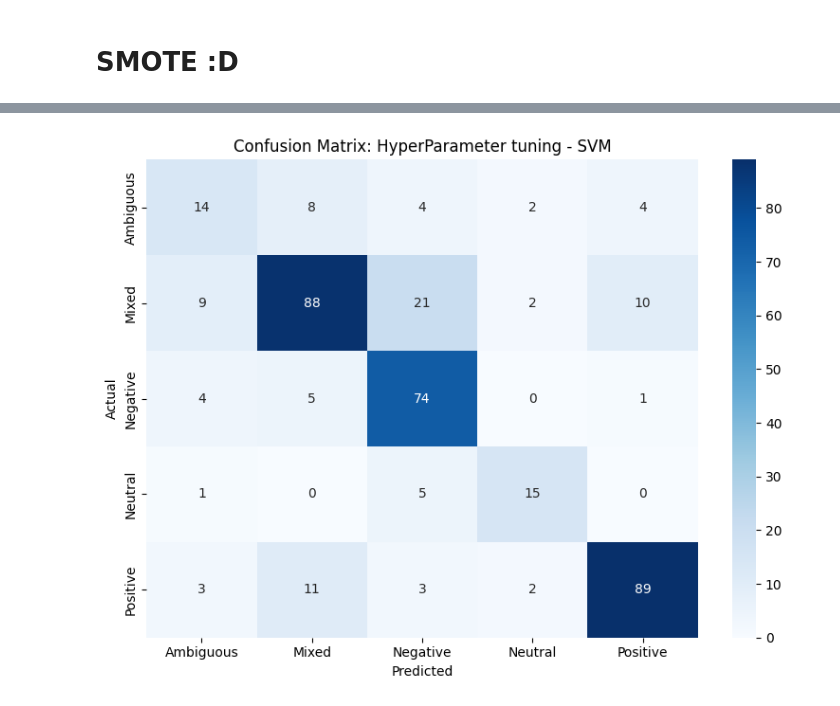
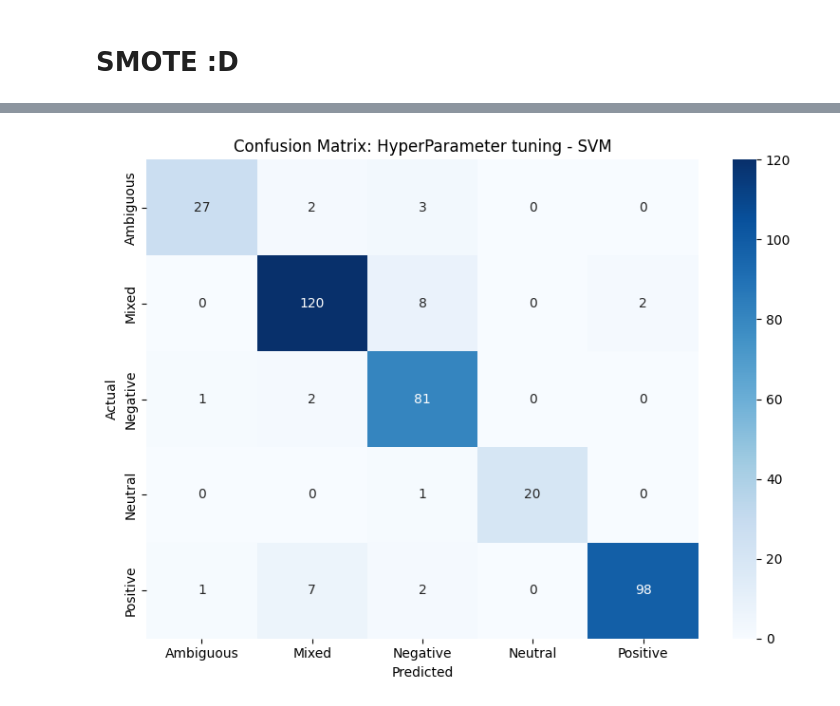
Before and after one commit to RafaParkoureiro/Emotionverse, a Jupyter notebook: final2.ipynb, the cells around one changed output, grey strips where cells are left out. Drawn from its saved outputs; the diff is of its cells as text; code cells hidden in the pictures.

```diff
--- a/final2.ipynb
+++ b/final2.ipynb
@@ -408,14 +475,14 @@ from sklearn.metrics import classification_report, confusion_matrix
 
 # For sparse matrices
 svd = TruncatedSVD(n_components=500, random_state=420)
-X_reduced = svd.fit_transform(combined_vader_bert)
+X_reduced = svd.fit_transform(tf_lexi)
 
 # Explained variance ratio
 print(f"Variance explained: {sum(svd.explained_variance_ratio_):.2%}")
 
 # Original split
 X_original_train, X_original_test, y_train, y_test = train_test_split(
-    combined_vader_bert, y_sentiment, test_size=0.2, random_state=420, stratify=y_sentiment
+    tf_lexi, y_sentiment, test_size=0.2, random_state=420, stratify=y_sentiment
 )
 
 # Reduced features split
@@ -423,7 +490,7 @@ X_reduced_train, X_reduced_test, y_train_reduced, y_test_reduced = train_test_sp
     X_reduced, y_sentiment, test_size=0.2, random_state=420, stratify=y_sentiment
 )
 
-print("Original shape:", combined_vader_bert.shape)
+print("Original shape:", tf_lexi.shape)
 print("Reduced shape:", X_reduced.shape)
 
 # If you want to see the number of components
@@ -451,10 +518,13 @@ def evaluate_model(X_train, X_test, y_train, y_test, title):
         class_weight=class_weight_dict,  # Gives more importance to minority class
         max_iter=1000
     )
-    lr.fit(X_train, y_train)
+
+    rf = RandomForestClassifier(n_estimators=100, random_state=42)
+
+    rf.fit(X_train, y_train)
 
     # Predict
-    y_pred = lr.predict(X_test)
+    y_pred = rf.predict(X_test)
 
     # Classification Report
     print(f"\n{title} - Classification Report:")
@@ -470,7 +540,7 @@ def evaluate_model(X_train, X_test, y_train, y_test, title):
     plt.tight_layout()
     plt.show()
 
-    return lr, y_pred
+    return rf, y_pred
 
 # Evaluate original features
 print("\n--- Original Features ---")
@@ -721,8 +791,8 @@ SMOTE Data Weighted F1: 0.7795539005808547
 # %%
 #  Load BERT Embeddings and Train Specialized Classifier
-print("\n----- Fine-tuning Sentiment Classifier with BERT Embeddings -----")
+print("\n----- Fine-tuning Sentiment Classifier with a desired feature -----")
 
-def train_bert_sentiment_classifier(X_train, X_test, y_train, y_test, model_name="BERT Fine-tuned"):
+def train_sentiment_classifier(X_train, X_test, y_train, y_test, model_name="Fine-tuned"):
     """
     Train and evaluate classifier using pre-extracted BERT embeddings
 
@@ -738,7 +808,7 @@ def train_bert_sentiment_classifier(X_train, X_test, y_train, y_test, model_name
     """
     from sklearn.linear_model import LogisticRegression
     from sklearn.svm import SVC
-    from sklearn.model_selection import GridSearchCV
+    from sklearn.model_selection import GridSearchCV,StratifiedKFold
     from sklearn.metrics import classification_report, confusion_matrix, accuracy_score
     import matplotlib.pyplot as plt
     import seaborn as sns
@@ -763,7 +833,7 @@ def train_bert_sentiment_classifier(X_train, X_test, y_train, y_test, model_name
         'Logistic Regression': {
             'model': LogisticRegression(max_iter=1000),
             'params': {
-                'C': [0.1, 1.0,1.5,2,2.5,3],
+                'C': [0.1, 1.0, 1.5, 2, 2.5, 3],
                 'solver': ['liblinear', 'saga', 'lbfgs'],
                 'class_weight': [None, class_weight_dict]
             }
@@ -771,34 +841,48 @@ def train_bert_sentiment_classifier(X_train, X_test, y_train, y_test, model_name
         'SVM': {
             'model': SVC(probability=True),
             'params': {
-                'C': [0.1, 1.0,1.5,2,2.5,3],
+                'C': [0.1, 1.0, 1.5, 2, 2.5, 3],
                 'kernel': ['linear', 'rbf'],
                 'class_weight': [None, class_weight_dict]
             }
+        },
+
+        'Random Forest': {
+            'model': RandomForestClassifier(random_state=420),
+            'params': {
+                'n_estimators': [50, 100, 200],
+                'max_depth': [None, 20],
+                'min_samples_split': [2, 10],
+                'min_samples_leaf': [1, 2, 4],
+                'class_weight': [None, class_weight_dict],
+                'criterion': ['gini', 'entropy']
+
+            }
+
         }
     }
-
     results = {}
     best_accuracy = 0
     best_model = None
     best_model_name = None
 
     # Print training dataset shape
-    print(f"Training BERT embeddings shape: {X_train.shape}")
+    print(f"Training features shape: {X_train.shape}")
     print(f"Training labels distribution: {pd.Series(y_train).value_counts()}")
 
     # Train and evaluate each model
     for clf_name, clf_info in bert_models.items():
-        print(f"\nTraining {clf_name} with BERT embeddings...")
+        print(f"\nTraining {clf_name} ...")
 
-        # Grid search for hyperparameter optimization
+        cv = StratifiedKFold(n_splits=3, shuffle=True, random_state=42)
+
+        # When setting up GridSearchCV
         grid_search = GridSearchCV(
-            clf_info['model'],
-            clf_info['params'],
-            cv=5,
-            scoring='accuracy',
-            verbose=1,
-            n_jobs=-1
+            estimator=clf_info['model'] ,
+            param_grid=clf_info['params'],
+            cv=cv,  # Use 3-fold instead of default 5-fold
+            n_jobs=-1,  # Use all available cores
+            scoring='f1_weighted'
         )
 
         grid_search.fit(X_train, y_train)
@@ -844,10 +928,10 @@ def train_bert_sentiment_classifier(X_train, X_test, y_train, y_test, model_name
 
     # Save the best model
     if best_model:
-        joblib.dump(best_model, f'best_bert_sentiment_model.pkl')
-        print(f"\nBest BERT model: {best_model_name}")
+        joblib.dump(best_model, f'best_sentiment_model.pkl')
+        print(f"\nBest Tuned model: {best_model_name}")
         print(f"Accuracy: {best_accuracy:.4f}")
-        print(f"Saved as 'best_bert_sentiment_model.pkl'")
+        print(f"Saved as 'best_sentiment_model.pkl'")
 
         # Save model info
         model_info = {
@@ -856,26 +940,24 @@ def train_bert_sentiment_classifier(X_train, X_test, y_train, y_test, model_name
             'f1_score': results[best_model_name]['weighted_f1']
         }
 
-        with open('best_bert_model_info.joblib', 'wb') as f:
+        with open('best_model_info.joblib', 'wb') as f:
             joblib.dump(model_info, f)
 
     return results
 
-# Now train the BERT-based models
-# Assuming X_allmini_trainpro contains your BERT embeddings
 
 
 X_original_train, X_original_test, y_train, y_test = train_test_split(
-    combined_vader_bert, y_sentiment, test_size=0.2, random_state=420, stratify=y_sentiment
+    lexicon_features, y_sentiment, test_size=0.2, random_state=420, stratify=y_sentiment
 )
 
 
-bert_results=train_bert_sentiment_classifier(X_original_train, X_original_test, y_train, y_test,"HyperParameter tuning")
+results_tuning=train_sentiment_classifier(X_original_train, X_original_test, y_train, y_test,"HyperParameter tuning")
 
 
 
 # Add BERT results to the overall comparison
-for model_name, metrics in bert_results.items():
+for model_name, metrics in results_tuning.items():
     all_results[model_name] = {
         'accuracy': metrics['accuracy'],
         'weighted_f1': metrics['weighted_f1'],
@@ -893,7 +975,7 @@ updated_comparison_df = pd.DataFrame({
 updated_comparison_df = updated_comparison_df.sort_values('Accuracy', ascending=False)
 
 # Display and save updated comparison
-print("\n----- Updated Model Comparison with BERT Fine-tuning -----")
+print("\n----- Updated Model Comparison with Fine-tuning -----")
 print(updated_comparison_df.head(10))
 updated_comparison_df.to_csv('sentiment_model_comparison_with_bert.csv', index=False)
 
@@ -905,7 +987,7 @@ updated_comparison_df.head(10).plot(
     kind='bar',
     figsize=(14, 8)
 )
-plt.title('Top 10 Model Performance Comparison (Including BERT Fine-tuning)')
+plt.title('Top 10 Model Performance Comparison (Including Fine-tuning)')
 plt.ylabel('Score')
 plt.xticks(rotation=45, ha='right')
 plt.tight_layout()
@@ -917,8 +999,8 @@ print(f"\n Overall best model: {overall_best_model}")
 print(f"Accuracy: {updated_comparison_df.iloc[0]['Accuracy']:.4f}")
 print(f"F1 Score: {updated_comparison_df.iloc[0]['F1 Score (weighted)']:.4f}")
 
-# Compare traditional models vs fine-tuned BERT
-bert_models = [model for model in updated_comparison_df['Model'] if "BERT Fine-tuned" in model]
+# Compare traditional models vs Tuned
+bert_models = [model for model in updated_comparison_df['Model'] if "Fine-tuned" in model]
 best_bert = updated_comparison_df[updated_comparison_df['Model'].isin(bert_models)].iloc[0] if bert_models else None
 
 if best_bert is not None:
@@ -926,12 +1008,12 @@ if best_bert is not None:
     print(f"F1 Score: {best_bert['F1 Score (weighted)']:.4f}")
 
     # Calculate improvement over best non-BERT model
-    non_bert_models = [model for model in updated_comparison_df['Model'] if "BERT Fine-tuned" not in model]
+    non_bert_models = [model for model in updated_comparison_df['Model'] if "Fine-tuned" not in model]
     best_non_bert = updated_comparison_df[updated_comparison_df['Model'].isin(non_bert_models)].iloc[0]
 
     improvement = (best_bert['Accuracy'] - best_non_bert['Accuracy']) / best_non_bert['Accuracy'] * 100
 
-    print(f"\nBest non-BERT model: {best_non_bert['Model']}")
+    print(f"\nBest non-tuned model: {best_non_bert['Model']}")
     print(f"Accuracy: {best_non_bert['Accuracy']:.4f}")
-    print(f"BERT improvement: {improvement:.2f}%")
+    print(f"Tuning improvement: {improvement:.2f}%")
 # %% [output]
@@ -971 +1052 @@ weighted avg       0.75      0.75      0.75       375
-[figure, old version]
+[figure, new version]
```
Also changed, not shown: parts of 10 cells of this notebook, 4 other files.
